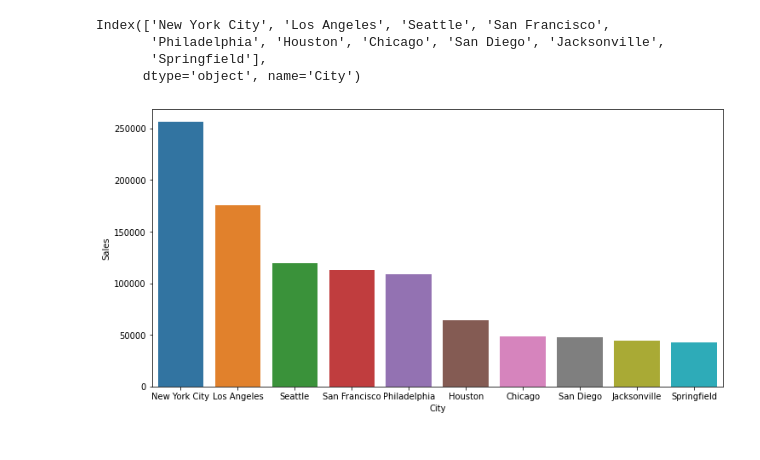
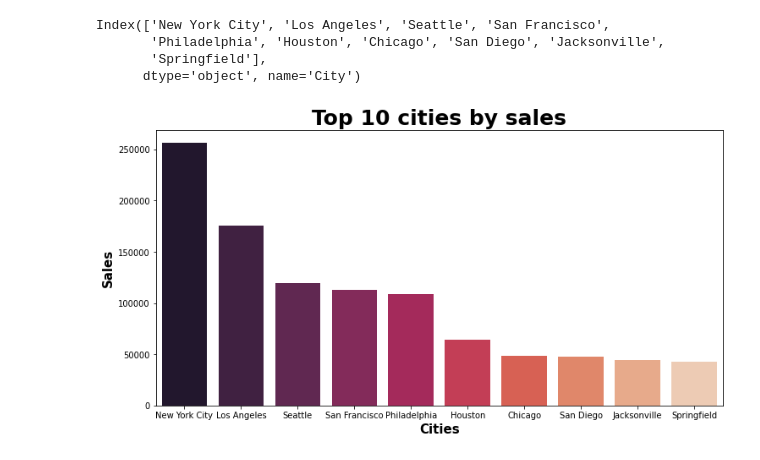
Before and after one commit to tawadesharad/Exploratory-Data-Analysis-Superstore-Dataset, a Jupyter notebook: EDA_Superstore.ipynb, the cells around one changed output. Saved outputs shown, nothing was run; the diff lists cells and outputs as text; code cells hidden in the pictures.

```diff
--- a/EDA_Superstore.ipynb
+++ b/EDA_Superstore.ipynb
@@ -67,8 +99,10 @@ Index(['New York City', 'Los Angeles', 'Seattle', 'San Francisco',
       dtype='object', name='City')
 # %%
 plt.subplots(figsize=(12,6))
-sns.barplot(sales_by_city.index, sales_by_city['Sales'])
-
+sns.barplot(sales_by_city.index, sales_by_city['Sales'],palette='rocket')
+plt.title('Top 10 cities by sales',Weight='bold', fontsize=25)
+plt.xlabel('Cities',weight='bold',fontsize=15)
+plt.ylabel('Sales',weight='bold',fontsize=15)
 plt.show()
 # %% [output]
-[figure, old version]
+[figure, new version]
```
Also changed, not shown: parts of 8 cells of this notebook.
